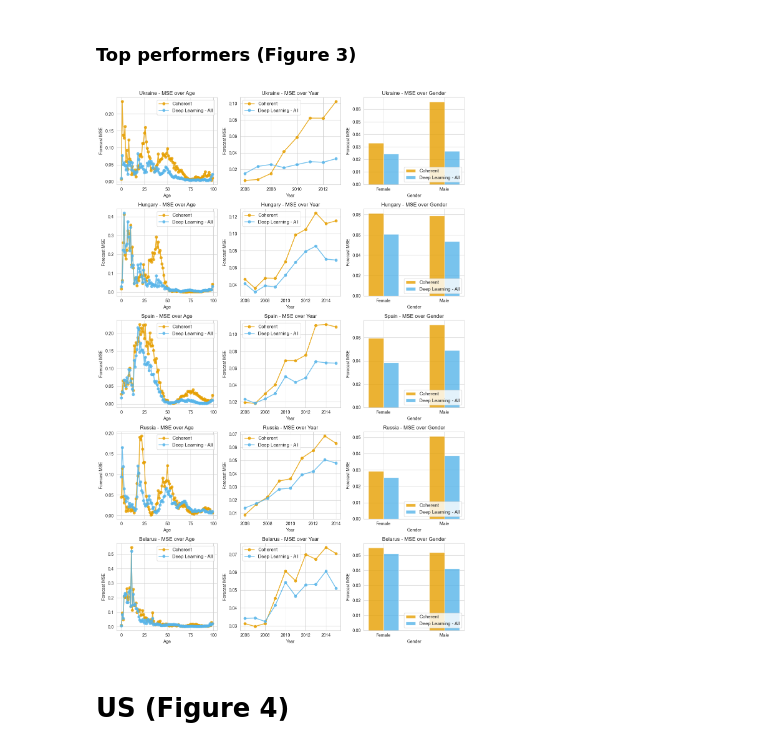
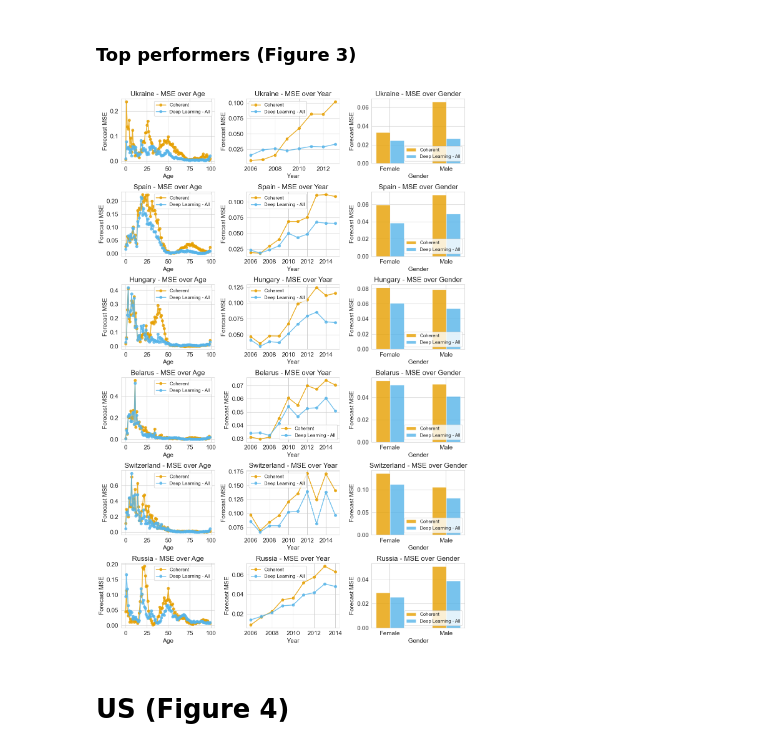
Before and after one commit to paigenpark/deep-mort, a Jupyter notebook: code/create_robust_figures.ipynb, the cells around one changed output. Drawn from its saved outputs; the diff is of its cells as text; code cells hidden in the pictures.

```diff
--- a/code/create_robust_figures.ipynb
+++ b/code/create_robust_figures.ipynb
@@ -372,19 +372,22 @@ Overall & 0.231 & 0.208 & 0.202 & 0.181 & 0.167 & 7.660 \\
 sns.set_style("whitegrid")
 palette = ["#E69F00", "#56B4E9", "#009E73"]  # orange, sky blue, green
 
-def compute_avg_mses(country_index, feature_index):
-    model_data = {
-        "Coherent": c_test_divided,
-        "Deep Learning - All": dl_test_divided
-    }
+
+
+def compute_avg_mses(country_index, feature_index, models):
+    model_data = models
     avg_mses = {}
+    actual = actual_data_divided
 
     for label, test_data in model_data.items():
+        if label == "DL - Countries & States":
+           country_index = country_index + 50
+           actual = actual_combined_divided
         mse_list = []
         for i in range(5):
             mse, _, _ = evaluation_functions.calculate_error_by_category(
                 test_data[i][country_index],
-                actual_data_divided[country_index],
+                actual[country_index],
                 feature_index=feature_index
             )
             mse_list.append(mse)
@@ -401,48 +404,50 @@ def compute_avg_mses(country_index, feature_index):
 
     return avg_mses
 
-countries = {"Ukraine": 38, "Hungary": 19, "Spain": 11, "Russia": 33, "Belarus": 2}
-features = {"Age": 3, "Year": 2, "Gender": 1}  # Note: "Gender" has feature_index = 1
+countries = {"Ukraine": 38, "Spain": 11, "Hungary": 19, "Belarus": 2, "Switzerland": 6, "Russia": 33}
+features = {"Age": 3, "Year": 2, "Gender": 1}
+models = {"Coherent": c_test_divided, "Deep Learning - All": dl_test_divided}
 
-fig, axes = plt.subplots(5, 3, figsize=(12, 18), sharey=False)
+fig, axes = plt.subplots(6, 3, figsize=(12, 18), sharey=False)
 axes = axes.flatten()
 
 for idx, (country_name, country_index) in enumerate(countries.items()):
     for jdx, (feature_name, feature_index) in enumerate(features.items()):
-        avg_mses = compute_avg_mses(country_index, feature_index)
-        ax = axes[idx * len(features) + jdx]  # Corrected indexing
+        avg_mses = compute_avg_mses(country_index, feature_index, models)
+        ax = axes[idx * len(features) + jdx]
 
         for i, (label, data) in enumerate(avg_mses.items()):
             keys, values = zip(*sorted(data.items()))
 
-            if feature_index == 1:  # Gender (categorical)
-                x = np.arange(len(keys)) + i * 0.25  # offset bars
+            if feature_index == 1:
+                x = np.arange(len(keys)) + i * 0.25
                 ax.bar(x, values, width=0.25, label=label, alpha=0.8, color=palette[i])
                 gender_labels = ['Female' if k == 0 else 'Male' for k in keys]
                 ax.set_xticks(np.arange(len(keys)) + 0.12)
                 ax.set_xticklabels(gender_labels)
                 ax.legend(fontsize=11, loc='lower right', frameon=True)
             else:
                 ax.plot(keys, values, label=label, linestyle='-', marker='o',
                         linewidth=2, alpha=0.8, color=palette[i])
                 ax.legend(fontsize=11, loc='best', frameon=True)
+                ax.xaxis.set_major_formatter(plt.FuncFormatter(lambda x, _: f"{int(x)}"))
 
         ax.set_title(f"{country_name} - MSE over {feature_name}")
         ax.set_xlabel(feature_name)
         ax.set_ylabel("Forecast MSE")
 
 
 plt.tight_layout()
-plt.savefig("../results/top_5x3_july.pdf", format="pdf", bbox_inches="tight")
+plt.savefig("../results/top_6x3_oct.pdf", format="pdf", bbox_inches="tight")
 plt.rcParams.update({
     'axes.titlesize': 16,
     'axes.labelsize': 14,
     'legend.fontsize': 10,
     'xtick.labelsize': 14,
     'ytick.labelsize': 14
 })
 plt.show()
 # %% [output]
-[figure, old version]
+[figure, new version]
 # %% [markdown]
 # US (Figure 4)
```
Also changed, not shown: parts of 13 cells of this notebook, 1 other file.
